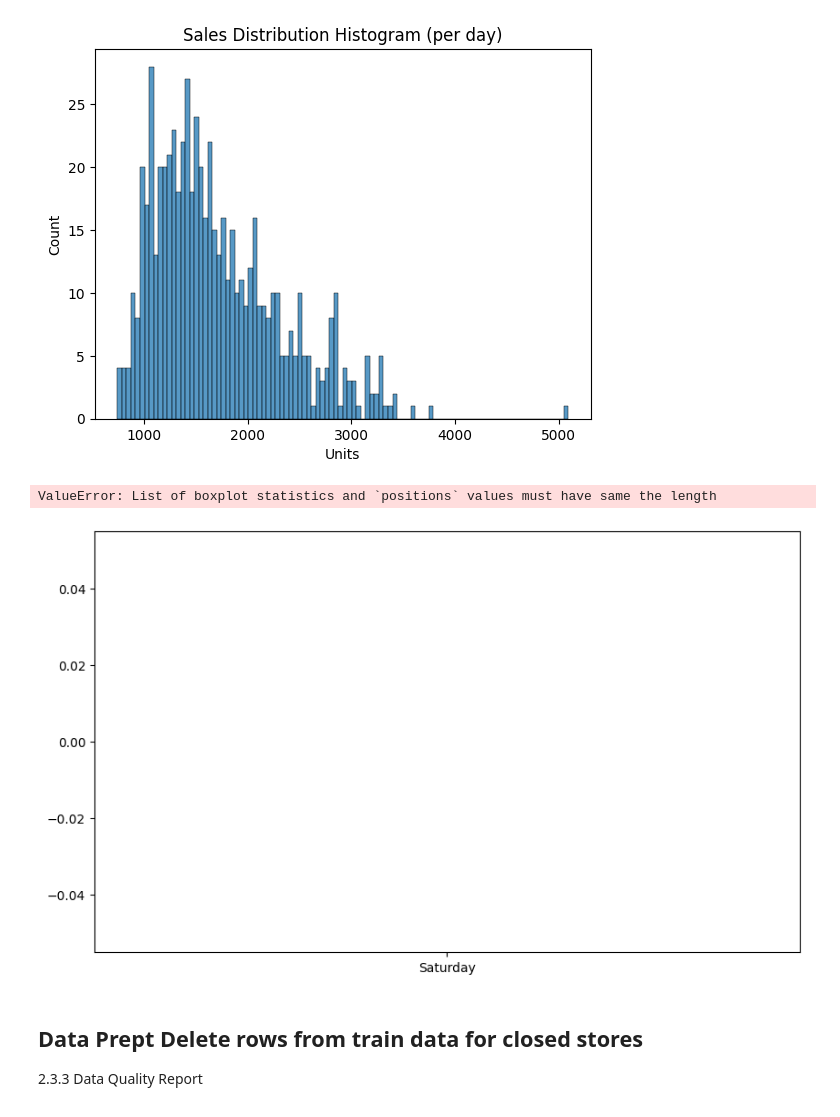
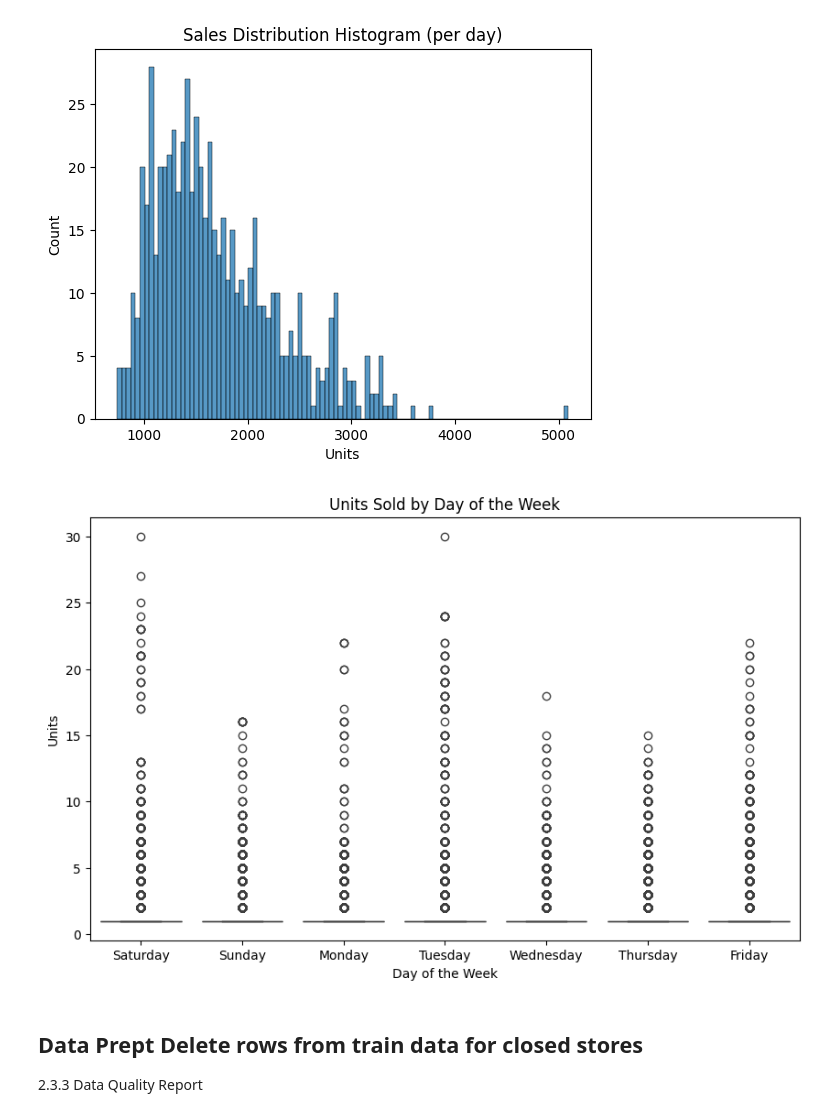
Before and after one commit to Mrschiss/IndusAnalProj, a Jupyter notebook: src/analytics_Project_Structure.ipynb, the cells around one changed output. Saved outputs shown, nothing was run; the diff lists cells and outputs as text; code cells hidden in the pictures.

Commit message:
fix error on Units Sold by Day of the Week and did DATA PREP

```diff
--- a/src/analytics_Project_Structure.ipynb
+++ b/src/analytics_Project_Structure.ipynb
@@ -319,16 +321,15 @@ plt.show()
 # %%
 # Boxplot for sales by day of the week
 sales_df['DayOfWeek'] = sales_df['Date'].dt.day_name()
 
 plt.figure(figsize=(10,6))
-sns.boxplot(x='DayOfWeek', y=daily_sales, data=sales_df)
+sns.boxplot(x='DayOfWeek', y='Units', data=sales_df)
 plt.title('Units Sold by Day of the Week')
 plt.xlabel('Day of the Week')
 plt.ylabel('Units')
 plt.show()
 # %% [output]
-ValueError: List of boxplot statistics and `positions` values must have same the length
-[figure, old version]
+[figure, new version]
 # %% [markdown]
 ## Data Prept Delete rows from train data for closed stores
 2.3.3 Data Quality Report
```
Also changed, not shown: parts of 8 cells of this notebook, 1 other file.
